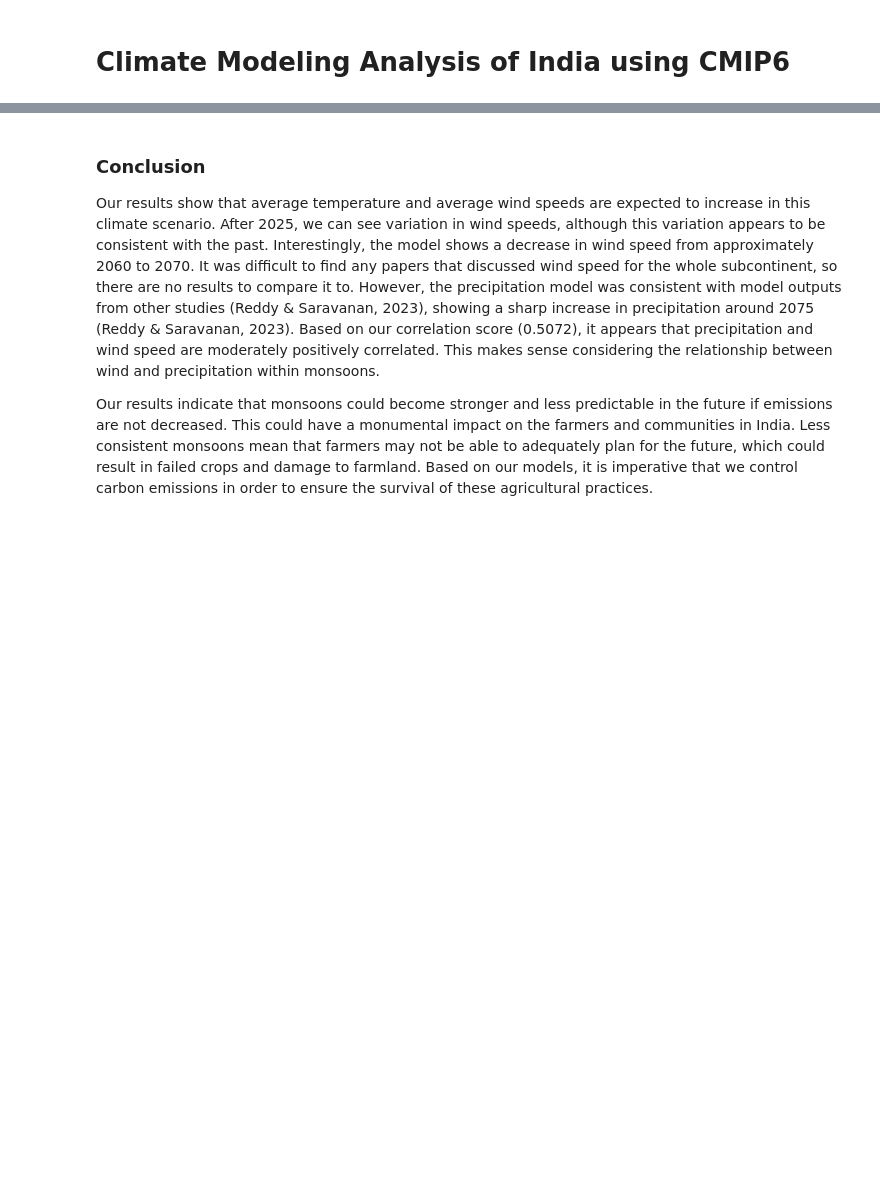
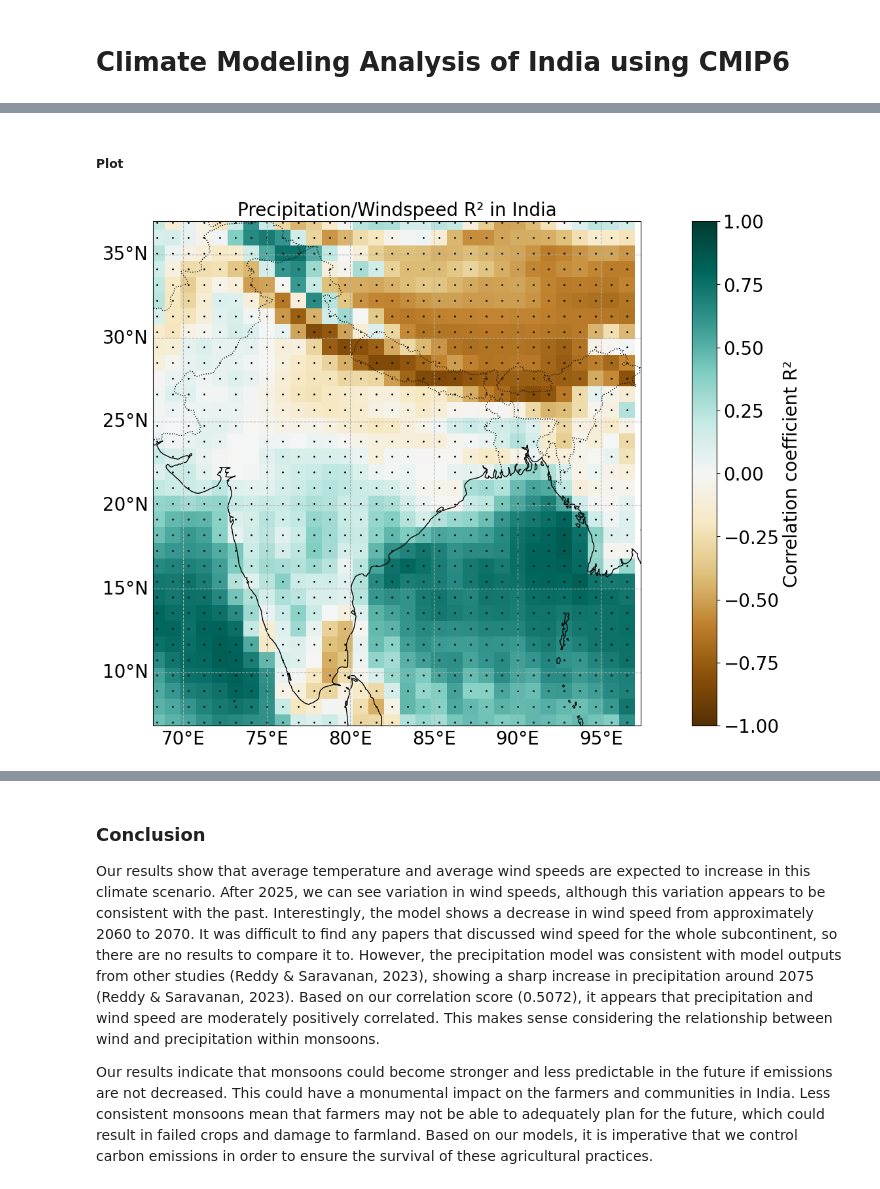
Before and after one commit to silkieMoth/eds_296_climate-modeling_final_proj, a Jupyter notebook: indian_monsoons.ipynb, the cells around one changed output, grey strips where cells are left out. Drawn from its saved outputs; the diff is of its cells as text; code cells hidden in the pictures; blank space fills up the shorter version.

```diff
--- a/indian_monsoons.ipynb
+++ b/indian_monsoons.ipynb
@@ -324,0 +540,4 @@ plt.show()
+# %%
+# get unaggregated precip and windspeed
+## this will be used for the correlatiion and regression visualizations
+precip_ens_df3, wind_ens_df3 = coorelation_zarr_rows(precip_rows, wind_rows, common_ens, full_bbox, groupby_var = None)
@@ -324,0 +647,23 @@ plt.show()
+# %%
+# convert datasets to dataArrays
+precip_all_ens = precip_ens_df3["pr"]
+wind_all_ens = wind_ens_df3["sfcWind"].drop('height')
+# %%
+# declare ufunc function
+def xr_func(func, precip, wind):
+    coef_vals, p_vals = xr.apply_ufunc(
+        func, precip, wind,
+        input_core_dims=[['time', 'member'], ['time', 'member']], # when running func, aggregate on these dims
+        output_core_dims=[[], []],
+
+        vectorize=True, # loop over every time and member
+        dask='parallelized', # make the function more robust
+        dask_gufunc_kwargs={'allow_rechunk': True}, # allow uneven dim sizes
+        output_dtypes=[float, float]
+        )
+
+    return coef_vals, p_vals
+# %%
+# grab coefs and regression vals
+coef_vals, p_vals_c = xr_func(corr_ts, precip_all_ens, wind_all_ens)
+reg_vals, p_vals_r = xr_func(reg_ts, precip_all_ens, wind_all_ens)
@@ -324,0 +833,13 @@ plt.show()
+# %% [markdown]
+##### **Plot**
+# %%
+make_map(
+    coef_vals,
+    p_vals_c,
+    title = "Precipitation/Windspeed R\u00B2 in India",
+    legend_title = "Correlation coefficient R\u00B2",
+    vmin = -1,
+    vmax = 1
+)
+# %% [output]
+[figure, added]
```
Also changed, not shown: parts of 48 cells of this notebook.
